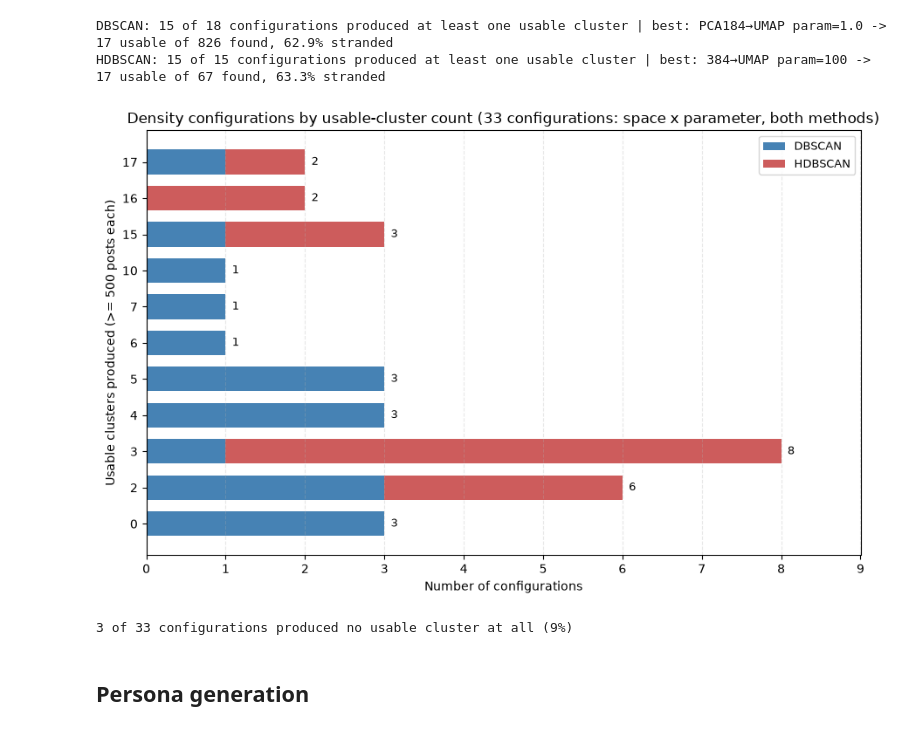
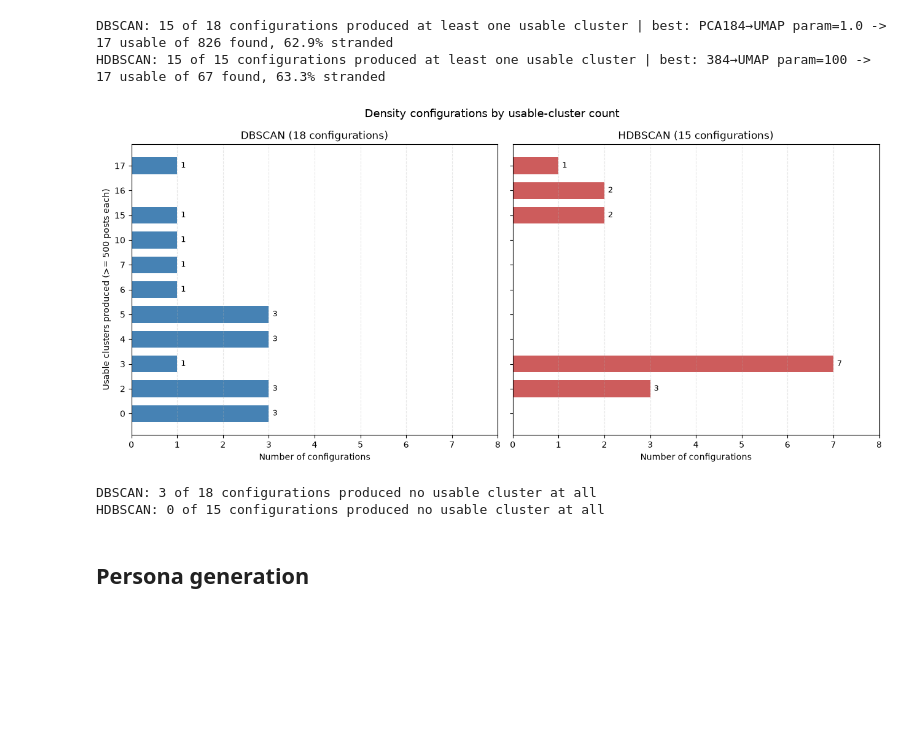
Before and after one commit to Gigascale-Labs/Pulse, a Jupyter notebook: data_load_personae.ipynb, the cells around one changed output. Cells and saved outputs as stored; diff of their text form; code cells hidden in the pictures; blank space fills up the shorter version.

Commit message:
feat: split the usable-cluster bar chart into one panel per method
Co-Authored-By: Claude Opus 5 (1M context) <noreply@anthropic.com>

```diff
--- a/data_load_personae.ipynb
+++ b/data_load_personae.ipynb
@@ -1681,44 +1681,49 @@ for method, _ in _specs:
 DBSCAN: 15 of 18 configurations produced at least one usable cluster | best: PCA184→UMAP param=1.0 -> 17 usable of 826 found, 62.9% stranded
 HDBSCAN: 15 of 15 configurations produced at least one usable cluster | best: 384→UMAP param=100 -> 17 usable of 67 found, 63.3% stranded
 # %%
-# How many configurations land on each usable-cluster count. Horizontal bars: the counts on
-# the y axis are labels, not a measured scale, and they read straight across.
-_counts = sorted({v["usable"] for v in density_usable.values()})
-_methods = ["DBSCAN", "HDBSCAN"]
-_by_method = {
+# How many configurations land on each usable-cluster count, one panel per method.
+# Horizontal bars: the counts on the y axis are labels, not a measured scale, and they read
+# straight across. Both panels share the y categories so the two methods line up.
+_counts  = sorted({v["usable"] for v in density_usable.values()})
+_methods = [("DBSCAN", "steelblue"), ("HDBSCAN", "indianred")]
+_per_method = {
     m: [sum(1 for (mm, _s, _p), v in density_usable.items() if mm == m and v["usable"] == c)
         for c in _counts]
-    for m in _methods
+    for m, _c in _methods
 }
 
-fig, ax = plt.subplots(figsize=(9, max(3.0, 0.42 * len(_counts) + 1.2)))
-_y = np.arange(len(_counts))
-_left = np.zeros(len(_counts))
-for m, colour in zip(_methods, ["steelblue", "indianred"]):
-    ax.barh(_y, _by_method[m], left=_left, height=0.68, color=colour, label=m)
-    _left += np.asarray(_by_method[m], dtype=float)
+fig, axes = plt.subplots(1, len(_methods), figsize=(13, max(3.2, 0.42 * len(_counts) + 1.4)),
+                         sharey=True, squeeze=False)
+_y    = np.arange(len(_counts))
+_xmax = max(max(v) for v in _per_method.values()) + 1
 
-for y, total in zip(_y, _left):
-    ax.text(total + 0.08, y, f"{int(total)}", va="center", fontsize=9)
+for ax, (method, colour) in zip(axes[0], _methods):
+    vals  = _per_method[method]
+    total = sum(1 for (mm, _s, _p) in density_usable if mm == method)
+    ax.barh(_y, vals, height=0.68, color=colour)
+    for y, v in zip(_y, vals):
+        if v:
+            ax.text(v + 0.08, y, str(v), va="center", fontsize=9)
+    ax.set_yticks(_y)
+    ax.set_yticklabels([str(c) for c in _counts])
+    ax.set_xlabel("Number of configurations")
+    ax.set_xlim(0, _xmax)
+    ax.set_title(f"{method} ({total} configurations)")
+    ax.grid(axis="x", linestyle="--", alpha=0.3)
 
-ax.set_yticks(_y)
-ax.set_yticklabels([str(c) for c in _counts])
-ax.set_ylabel(f"Usable clusters produced (>= {N_POSTS} posts each)")
-ax.set_xlabel("Number of configurations")
-ax.set_title(f"Density configurations by usable-cluster count "
-             f"({len(density_usable)} configurations: space x parameter, both methods)")
-ax.set_xlim(0, _left.max() + 1)
-ax.grid(axis="x", linestyle="--", alpha=0.3)
-ax.legend(fontsize=9)
+axes[0][0].set_ylabel(f"Usable clusters produced (>= {N_POSTS} posts each)")
+fig.suptitle("Density configurations by usable-cluster count", fontsize=13)
 plt.tight_layout()
 plt.show()
 
-_zero = sum(1 for v in density_usable.values() if v["usable"] == 0)
-print(f"{_zero} of {len(density_usable)} configurations produced no usable cluster at all "
-      f"({_zero / len(density_usable) * 100:.0f}%)")
+for method, _ in _methods:
+    rows  = {k: v for k, v in density_usable.items() if k[0] == method}
+    zero  = sum(1 for v in rows.values() if v["usable"] == 0)
+    print(f"{method}: {zero} of {len(rows)} configurations produced no usable cluster at all")
 # %% [output]
-[figure, old version]
+[figure, new version]
-3 of 33 configurations produced no usable cluster at all (9%)
+DBSCAN: 3 of 18 configurations produced no usable cluster at all
+HDBSCAN: 0 of 15 configurations produced no usable cluster at all
 # %% [markdown]
 ## Persona generation
 # %% [markdown]
```
